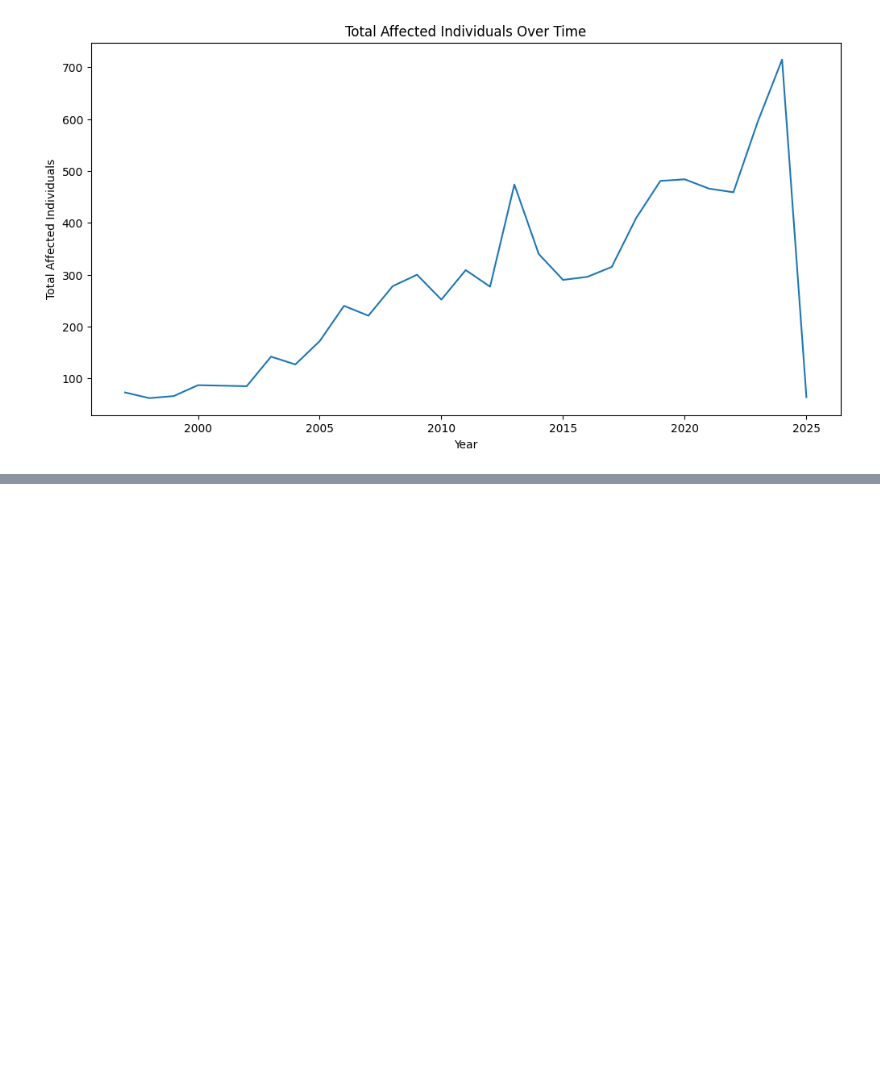
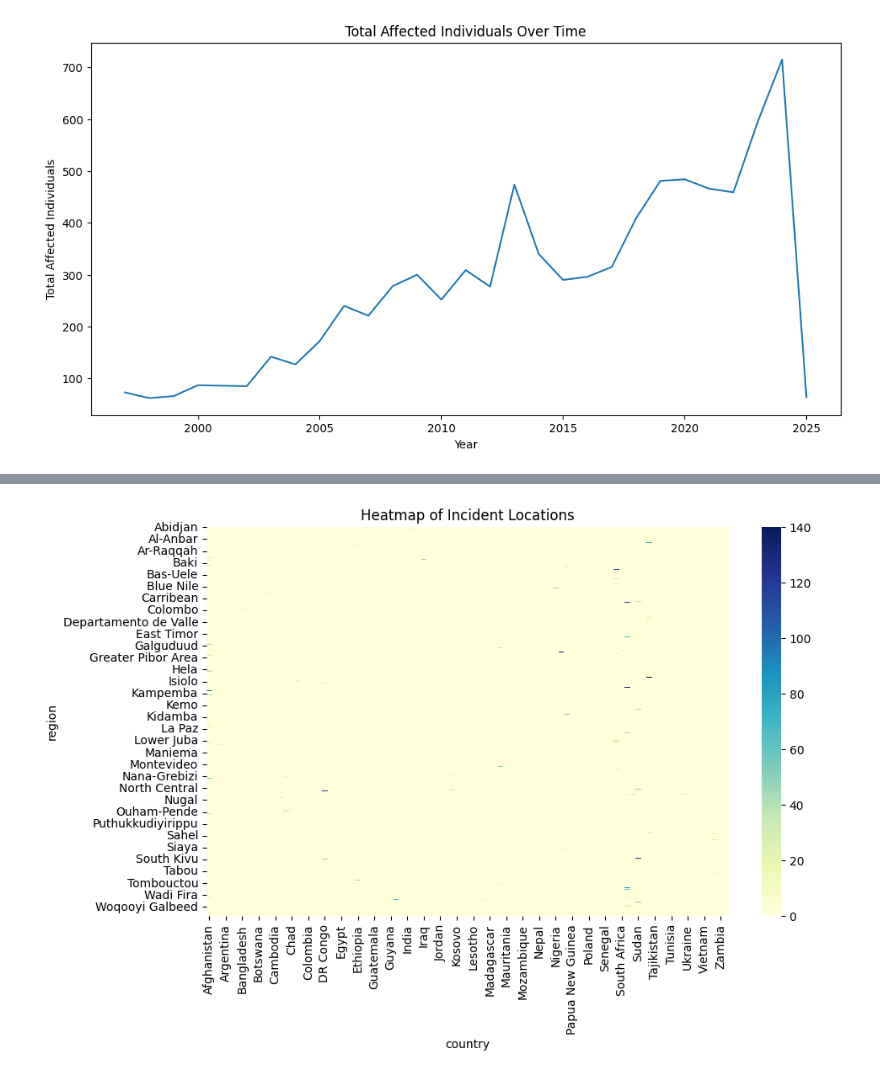
Before and after one commit to Bettenoch/security_incidence_prediction, a Jupyter notebook: df_exploration_&_analysis.ipynb, the cells around one changed output, grey strips where cells are left out. Cells and saved outputs as stored; diff of their text form; code cells hidden in the pictures; blank space fills up the shorter version.

```diff
--- a/df_exploration_&_analysis.ipynb
+++ b/df_exploration_&_analysis.ipynb
@@ -166,3 +168,12 @@ fig.update_layout(margin={"r": 0, "t": 0, "l": 0, "b": 0})
 fig.show()
 # %% [output]
 [interactive output not drawn]
+# %%
+# Heatmap by region or country
+plt.figure(figsize=(10, 6))
+sns.heatmap(pd.crosstab(df['region'], df['country']), cmap="YlGnBu")
+plt.title('Heatmap of Incident Locations')
+plt.savefig('heatmap_by_region.png')
+plt.show()
+# %% [output]
+[figure, added]
```
Also changed, not shown: parts of 3 cells of this notebook.
